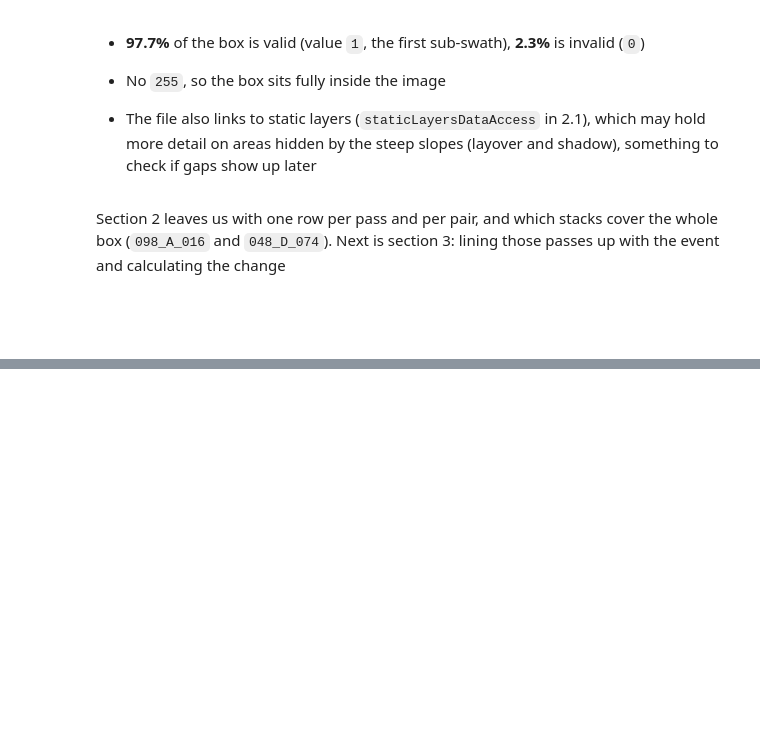
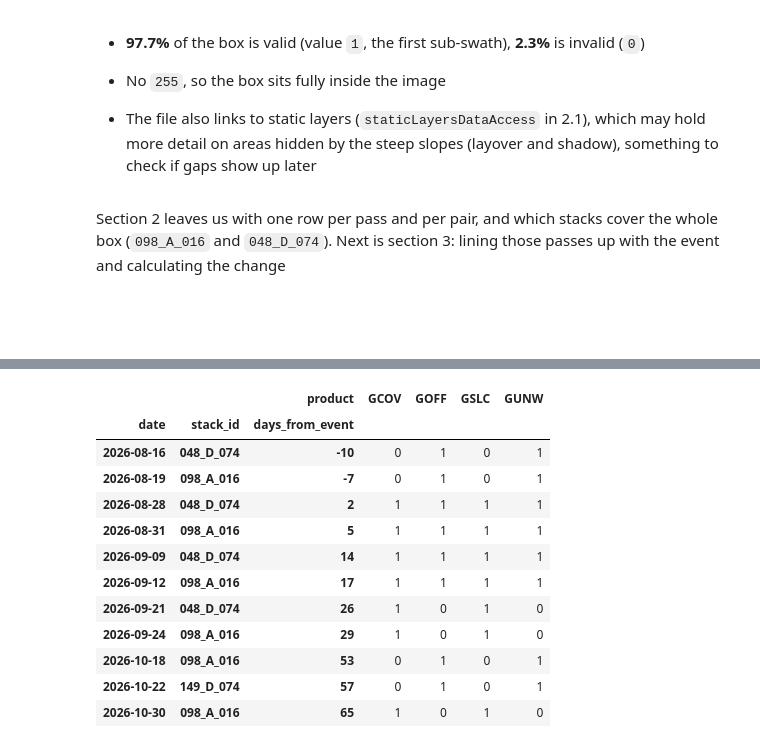
Before and after one commit to danesheppard/PanoptiCrew-NASA-Hackathon-2026, a Jupyter notebook: dataScience/notebooks/case1.ipynb, the cells around one changed output, grey strips where cells are left out. Cells and saved outputs as stored; diff of their text form; code cells hidden in the pictures; blank space fills up the shorter version.

```diff
--- a/dataScience/notebooks/case1.ipynb
+++ b/dataScience/notebooks/case1.ipynb
@@ -648,0 +657,12 @@ Section 2 leaves us with one row per pass and per pair, and which stacks cover t
+# %%
+EVENT = pd.Timestamp("2026-08-26 02:52", tz="UTC")   # 08:37 Nepal time
+
+# every pass per stack against the event date
+fig = go.Figure()
+for color, (stack_id, group) in zip(colors, passes.groupby("stack_id")):
+    fig.add_trace(go.Scatter(x=group.start, y=[stack_id] * len(group), mode="markers", marker=dict(color=color, size=10),
+                             name=stack_id, text=group["mode"] + " " + group.pols, hovertemplate="%{x}<br>%{text}"))
+fig.add_vline(x=EVENT, line=dict(color="red", dash="dash"))
+fig.add_annotation(x=EVENT, y=1.05, yref="paper", text="collapse", showarrow=False, font=dict(color="red"))
+fig.update_layout(height=250, margin=dict(l=0, r=0, t=30, b=0), showlegend=False)
+fig.show()
@@ -648,0 +707,24 @@ Section 2 leaves us with one row per pass and per pair, and which stacks cover t
+# %%
+# split each urgent response granule name into product, stack and date
+UR_NAME = r"NISAR_L2_UR_(?P<product>[A-Z]{4})_\d{3}_(?P<track>\d{3})_(?P<direction>[AD])_(?P<frame>\d{3})_.*?_(?P<date>\d{8})T\d{6}"
+
+ur = urgent.join(urgent.granule.str.extract(UR_NAME))
+ur["date"] = pd.to_datetime(ur.date)
+ur["stack_id"] = ur.track + "_" + ur.direction + "_" + ur.frame
+ur["days_from_event"] = (ur.date - EVENT.tz_localize(None).normalize()).dt.days
+
+pd.crosstab([ur.date.dt.date, ur.stack_id, ur.days_from_event], ur["product"])
+# %% [output]
+|  |  | product | GCOV | GOFF | GSLC | GUNW |
+| date | stack_id | days_from_event |  |  |  |  |
+| 2026-08-16 | 048_D_074 | -10 | 0 | 1 | 0 | 1 |
+| 2026-08-19 | 098_A_016 | -7 | 0 | 1 | 0 | 1 |
+| 2026-08-28 | 048_D_074 | 2 | 1 | 1 | 1 | 1 |
+| 2026-08-31 | 098_A_016 | 5 | 1 | 1 | 1 | 1 |
+| 2026-09-09 | 048_D_074 | 14 | 1 | 1 | 1 | 1 |
+| 2026-09-12 | 098_A_016 | 17 | 1 | 1 | 1 | 1 |
+| 2026-09-21 | 048_D_074 | 26 | 1 | 0 | 1 | 0 |
+| 2026-09-24 | 098_A_016 | 29 | 1 | 0 | 1 | 0 |
+| 2026-10-18 | 098_A_016 | 53 | 0 | 1 | 0 | 1 |
+| 2026-10-22 | 149_D_074 | 57 | 0 | 1 | 0 | 1 |
+| 2026-10-30 | 098_A_016 | 65 | 1 | 0 | 1 | 0 |
```
Also changed, not shown: parts of 37 cells of this notebook.
